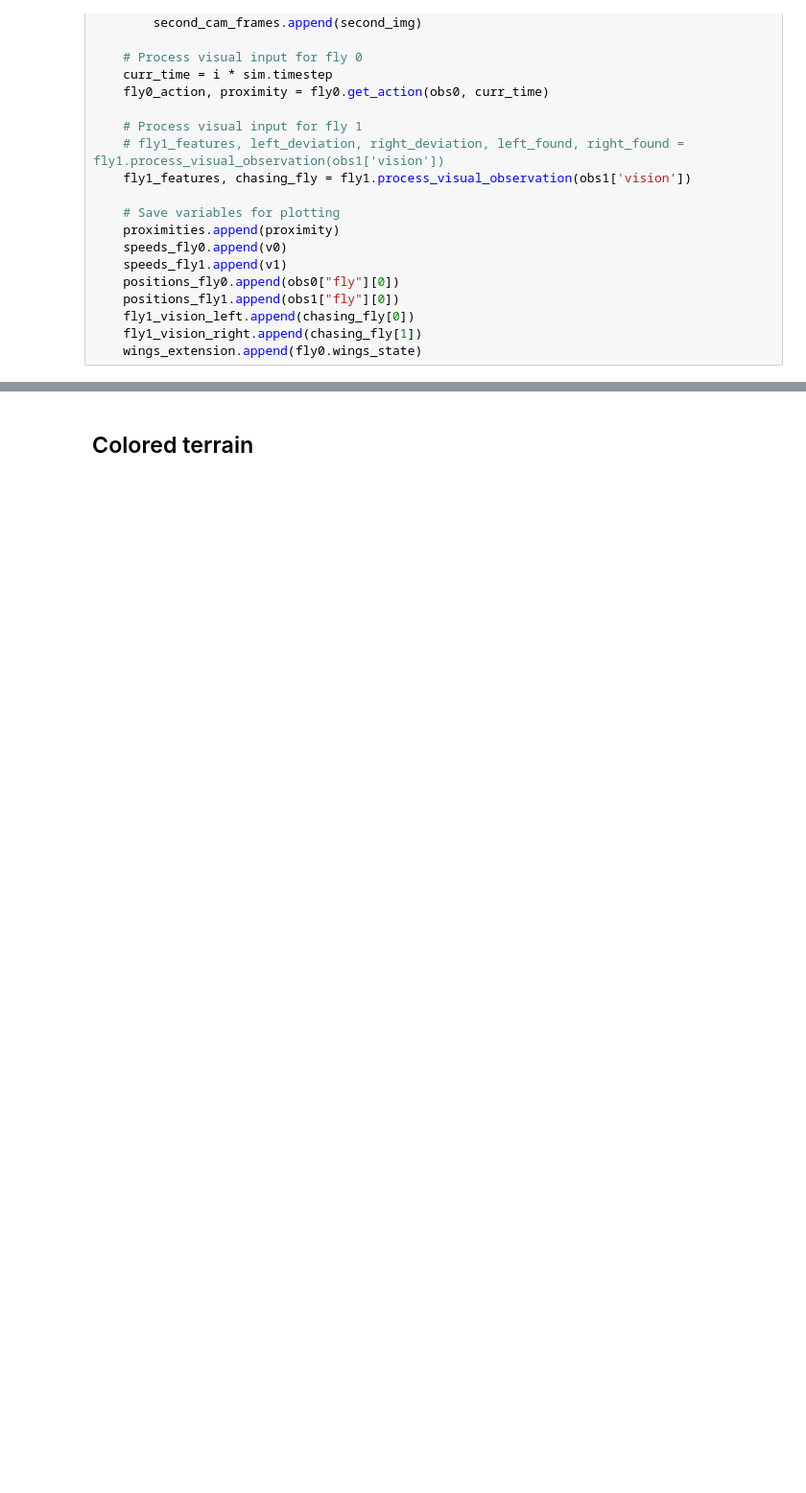
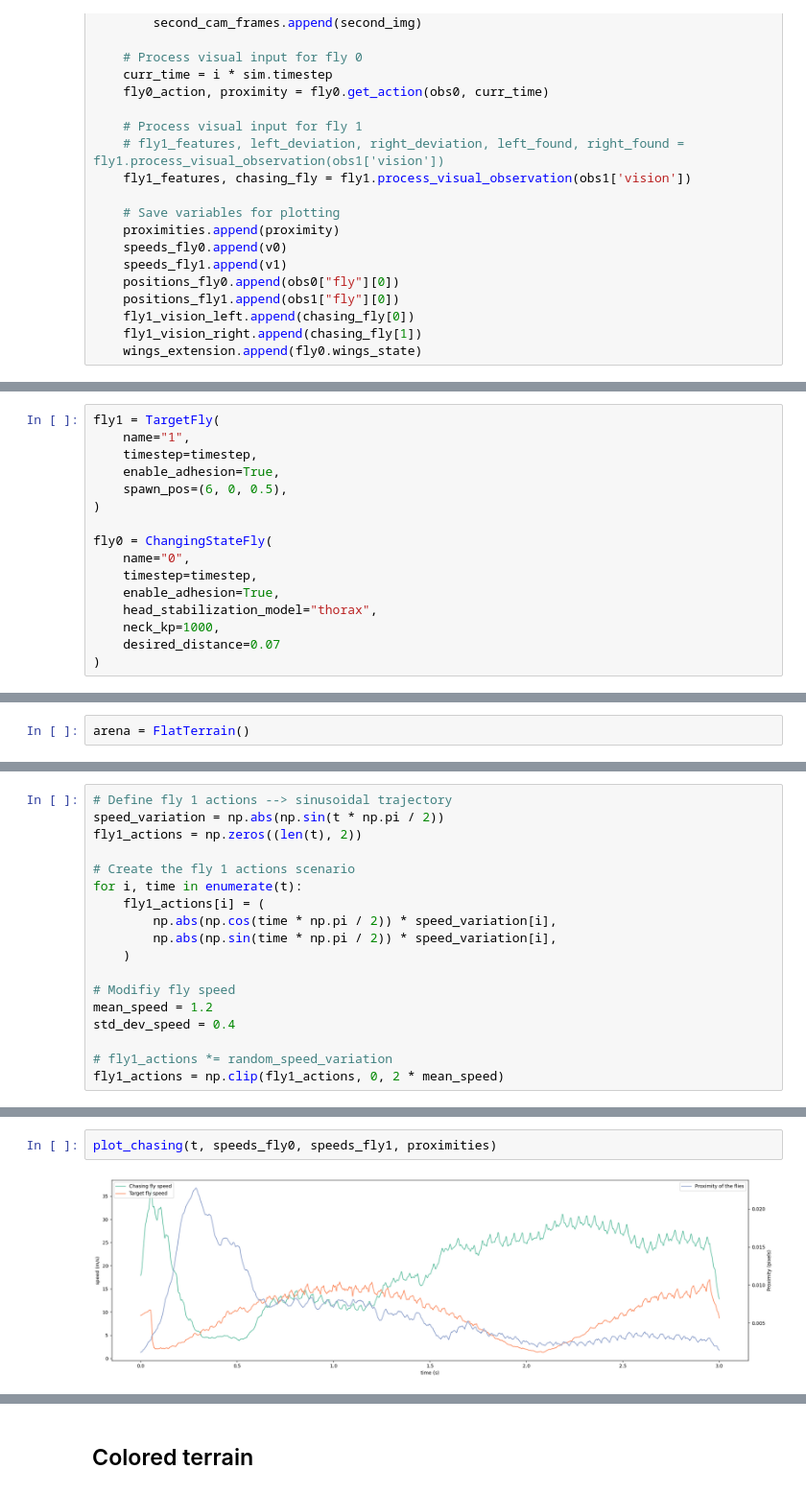
Before and after one commit to ValentineDelevaux/COBAR_project, a Jupyter notebook: 4_robustness_visual_processing.ipynb, the cells around one changed output, grey strips where cells are left out. Shown at 96% size. Saved outputs shown, nothing was run; the diff lists cells and outputs as text; blank space fills up the shorter version.

```diff
--- a/4_robustness_visual_processing.ipynb
+++ b/4_robustness_visual_processing.ipynb
@@ -217,0 +222,16 @@ plot_chasing(t, speeds_fly0, speeds_fly1, proximities)
+# %%
+fly1 = TargetFly(
+    name="1",
+    timestep=timestep,
+    enable_adhesion=True,
+    spawn_pos=(6, 0, 0.5),
+)
+
+fly0 = ChangingStateFly(
+    name="0",
+    timestep=timestep,
+    enable_adhesion=True,
+    head_stabilization_model="thorax",
+    neck_kp=1000,
+    desired_distance=0.07
+)
@@ -217,0 +240,2 @@ plot_chasing(t, speeds_fly0, speeds_fly1, proximities)
+# %%
+arena = FlatTerrain()
@@ -217,0 +280,18 @@ plot_chasing(t, speeds_fly0, speeds_fly1, proximities)
+# %%
+# Define fly 1 actions --> sinusoidal trajectory
+speed_variation = np.abs(np.sin(t * np.pi / 2))
+fly1_actions = np.zeros((len(t), 2))
+
+# Create the fly 1 actions scenario
+for i, time in enumerate(t):
+    fly1_actions[i] = (
+        np.abs(np.cos(time * np.pi / 2)) * speed_variation[i],
+        np.abs(np.sin(time * np.pi / 2)) * speed_variation[i],
+    )
+
+# Modifiy fly speed
+mean_speed = 1.2
+std_dev_speed = 0.4
+
+# fly1_actions *= random_speed_variation
+fly1_actions = np.clip(fly1_actions, 0, 2 * mean_speed)
@@ -217,0 +398,4 @@ plot_chasing(t, speeds_fly0, speeds_fly1, proximities)
+# %%
+plot_chasing(t, speeds_fly0, speeds_fly1, proximities)
+# %% [output]
+[figure, added]
```
Also changed, not shown: parts of 49 cells of this notebook, 4 other files.
